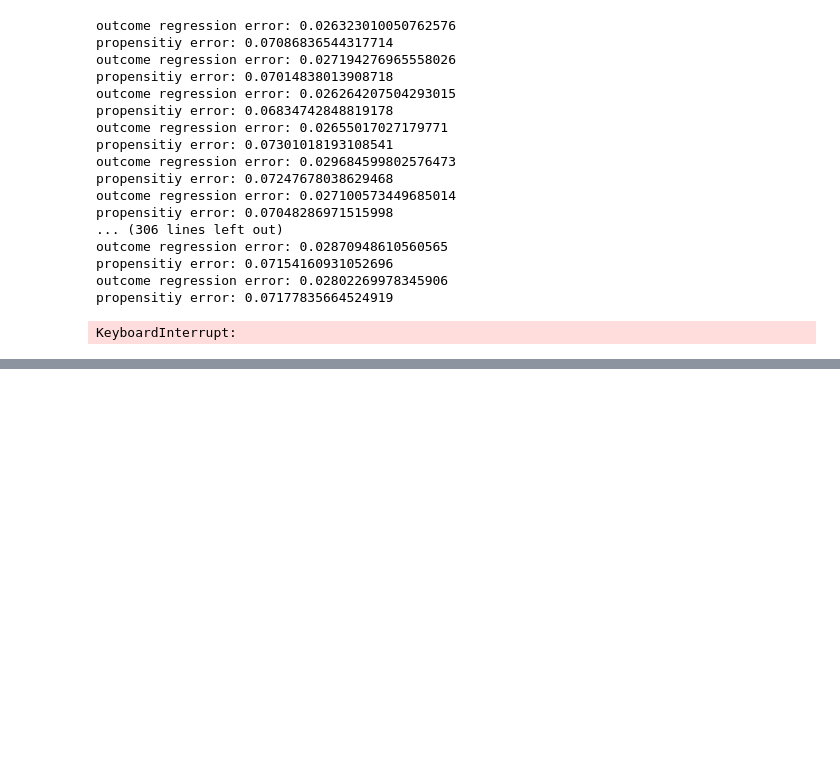
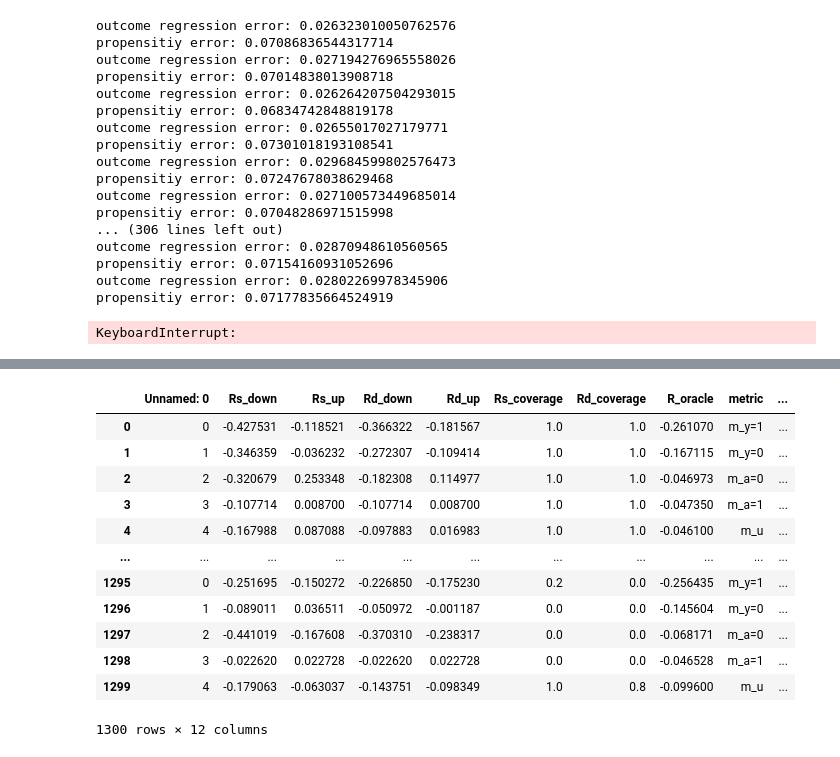
Before and after one commit to lguerdan/policy_comparison_under_confounding, a Jupyter notebook: synthetic_experiments_main.ipynb, the cells around one changed output, grey strips where cells are left out. Saved outputs shown, nothing was run; the diff lists cells and outputs as text; code cells hidden in the pictures; blank space fills up the shorter version.

```diff
--- a/synthetic_experiments_main.ipynb
+++ b/synthetic_experiments_main.ipynb
@@ -354,0 +449,16 @@ KeyboardInterrupt:
+# %%
+pd.read_csv('results/iv_relevance_df_GB_K5_N20.csv')
+# %% [output]
+|  | Unnamed: 0 | Rs_down | Rs_up | Rd_down | Rd_up | Rs_coverage | Rd_coverage | R_oracle | metric | ... |
+| 0 | 0 | -0.427531 | -0.118521 | -0.366322 | -0.181567 | 1.0 | 1.0 | -0.261070 | m_y=1 | ... |
+| 1 | 1 | -0.346359 | -0.036232 | -0.272307 | -0.109414 | 1.0 | 1.0 | -0.167115 | m_y=0 | ... |
+| 2 | 2 | -0.320679 | 0.253348 | -0.182308 | 0.114977 | 1.0 | 1.0 | -0.046973 | m_a=0 | ... |
+| 3 | 3 | -0.107714 | 0.008700 | -0.107714 | 0.008700 | 1.0 | 1.0 | -0.047350 | m_a=1 | ... |
+| 4 | 4 | -0.167988 | 0.087088 | -0.097883 | 0.016983 | 1.0 | 1.0 | -0.046100 | m_u | ... |
+| ... | ... | ... | ... | ... | ... | ... | ... | ... | ... | ... |
+| 1295 | 0 | -0.251695 | -0.150272 | -0.226850 | -0.175230 | 0.2 | 0.0 | -0.256435 | m_y=1 | ... |
+| 1296 | 1 | -0.089011 | 0.036511 | -0.050972 | -0.001187 | 0.0 | 0.0 | -0.145604 | m_y=0 | ... |
+| 1297 | 2 | -0.441019 | -0.167608 | -0.370310 | -0.238317 | 0.0 | 0.0 | -0.068171 | m_a=0 | ... |
+| 1298 | 3 | -0.022620 | 0.022728 | -0.022620 | 0.022728 | 0.0 | 0.0 | -0.046528 | m_a=1 | ... |
+| 1299 | 4 | -0.179063 | -0.063037 | -0.143751 | -0.098349 | 1.0 | 0.8 | -0.099600 | m_u | ... |
+1300 rows × 12 columns
```
Also changed, not shown: parts of 5 cells of this notebook, 17 other files.
